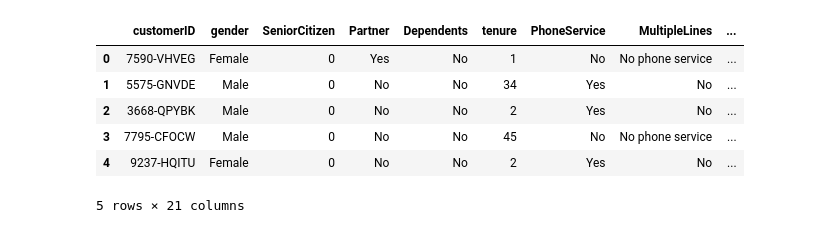
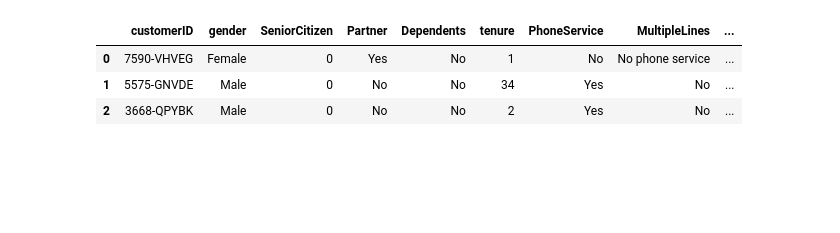
Before and after one commit to jobson107/customer_churn_prediction, a Jupyter notebook: codebase.ipynb, the cells around one changed output. Drawn from its saved outputs; the diff is of its cells as text; code cells hidden in the pictures; blank space fills up the shorter version.

```diff
--- a/codebase.ipynb
+++ b/codebase.ipynb
@@ -14,12 +14,11 @@ import pickle
 # %%
 df = pd.read_csv(r"c:\Users\jobso\Downloads\WA_Fn-UseC_-Telco-Customer-Churn.csv")
 # %%
-df.head(5)
+
+pd.set_option("display.max_columns", None)
+df.head(3)
 # %% [output]
 |  | customerID | gender | SeniorCitizen | Partner | Dependents | tenure | PhoneService | MultipleLines | ... |
 | 0 | 7590-VHVEG | Female | 0 | Yes | No | 1 | No | No phone service | ... |
 | 1 | 5575-GNVDE | Male | 0 | No | No | 34 | Yes | No | ... |
 | 2 | 3668-QPYBK | Male | 0 | No | No | 2 | Yes | No | ... |
-| 3 | 7795-CFOCW | Male | 0 | No | No | 45 | No | No phone service | ... |
-| 4 | 9237-HQITU | Female | 0 | No | No | 2 | Yes | No | ... |
-5 rows × 21 columns
```
Also changed, not shown: parts of 27 cells of this notebook.
